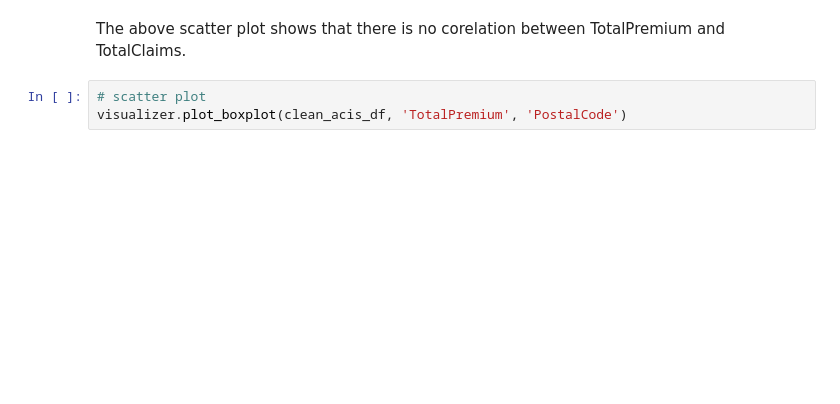
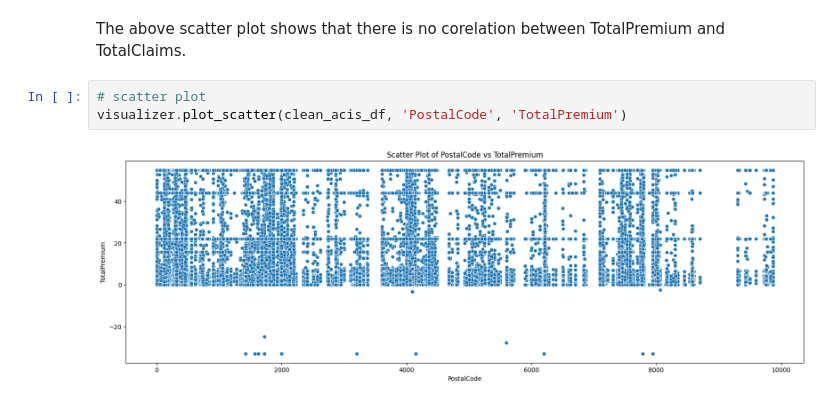
Before and after one commit to der-bew/ACIS_predictive_analysis, a Jupyter notebook: notebooks/EDA.ipynb, the cells around one changed output. Drawn from its saved outputs; the diff is of its cells as text; blank space fills up the shorter version.

```diff
--- a/notebooks/EDA.ipynb
+++ b/notebooks/EDA.ipynb
@@ -191,4 +193,6 @@ visualizer.plot_scatter(clean_acis_df, 'TotalPremium', 'TotalClaims')
 The above scatter plot shows that there is no corelation between TotalPremium and TotalClaims.
 # %%
 # scatter plot
-visualizer.plot_boxplot(clean_acis_df, 'TotalPremium', 'PostalCode')
+visualizer.plot_scatter(clean_acis_df, 'PostalCode', 'TotalPremium')
+# %% [output]
+[figure, added]
```
Also changed, not shown: parts of 13 cells of this notebook, 1 other file.
